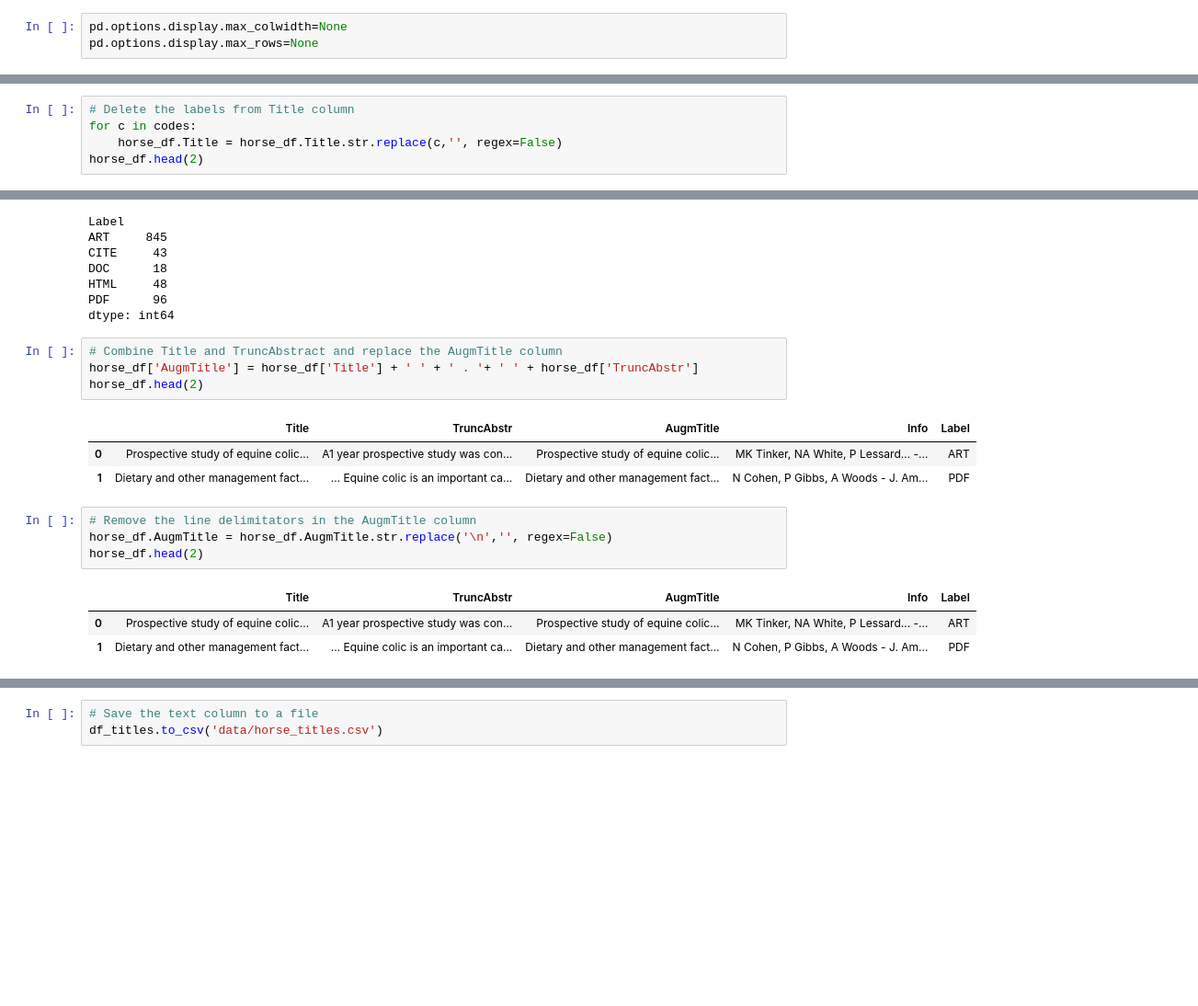
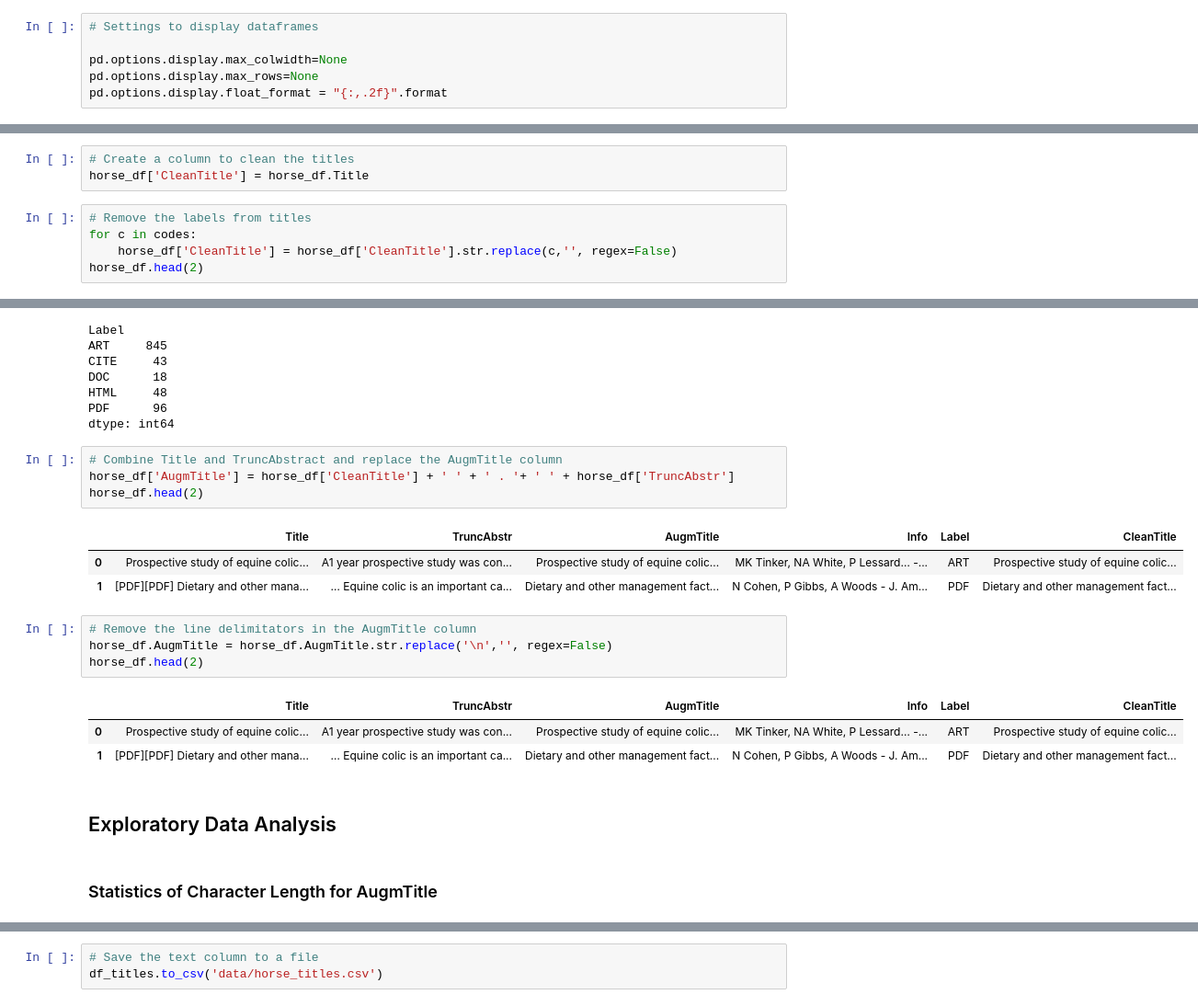
Before and after one commit to SolanaO/Healthcare_SparkNLP_Study, a Jupyter notebook: dataPreprocessing.ipynb, the cells around one changed output, grey strips where cells are left out. Shown: that part at 92% size. Cells and saved outputs as stored; diff of their text form; blank space fills up the shorter version.

Commit message:
Add data preprocessing steps.

```diff
--- a/dataPreprocessing.ipynb
+++ b/dataPreprocessing.ipynb
@@ -8,3 +22,6 @@ import pandas as pd
 # %%
+# Settings to display dataframes
+
 pd.options.display.max_colwidth=None
 pd.options.display.max_rows=None
+pd.options.display.float_format = "{:,.2f}".format
@@ -83,9 +114,12 @@ horse_df.head(2)
 |  | Title | TruncAbstr | AugmTitle | Info | Label |
 | 0 | Prospective study of equine colic... | A1 year prospective study was con... | ('Prospective study of equine col... | MK Tinker, NA White, P Lessard… -... | ART |
 | 1 | [PDF][PDF] Dietary and other mana... | … Equine colic is an important ca... | ('[PDF][PDF] Dietary and other ma... | N Cohen, P Gibbs, A Woods - J. Am... | PDF |
+# %%
+# Create a column to clean the titles
+horse_df['CleanTitle'] = horse_df.Title
 # %%
-# Delete the labels from Title column
+# Remove the labels from titles
 for c in codes:
-    horse_df.Title = horse_df.Title.str.replace(c,'', regex=False)
+    horse_df['CleanTitle'] = horse_df['CleanTitle'].str.replace(c,'', regex=False)
 horse_df.head(2)
 # %% [output]
@@ -105,17 +139,21 @@ PDF      96
 dtype: int64
 # %%
 # Combine Title and TruncAbstract and replace the AugmTitle column
-horse_df['AugmTitle'] = horse_df['Title'] + ' ' + ' . '+ ' ' + horse_df['TruncAbstr']
+horse_df['AugmTitle'] = horse_df['CleanTitle'] + ' ' + ' . '+ ' ' + horse_df['TruncAbstr']
 horse_df.head(2)
 # %% [output]
-|  | Title | TruncAbstr | AugmTitle | Info | Label |
-| 0 | Prospective study of equine colic... | A1 year prospective study was con... | Prospective study of equine colic... | MK Tinker, NA White, P Lessard… -... | ART |
-| 1 | Dietary and other management fact... | … Equine colic is an important ca... | Dietary and other management fact... | N Cohen, P Gibbs, A Woods - J. Am... | PDF |
+|  | Title | TruncAbstr | AugmTitle | Info | Label | CleanTitle |
+| 0 | Prospective study of equine colic... | A1 year prospective study was con... | Prospective study of equine colic... | MK Tinker, NA White, P Lessard… -... | ART | Prospective study of equine colic... |
+| 1 | [PDF][PDF] Dietary and other mana... | … Equine colic is an important ca... | Dietary and other management fact... | N Cohen, P Gibbs, A Woods - J. Am... | PDF | Dietary and other management fact... |
 # %%
 # Remove the line delimitators in the AugmTitle column
 horse_df.AugmTitle = horse_df.AugmTitle.str.replace('\n','', regex=False)
 horse_df.head(2)
 # %% [output]
-|  | Title | TruncAbstr | AugmTitle | Info | Label |
-| 0 | Prospective study of equine colic... | A1 year prospective study was con... | Prospective study of equine colic... | MK Tinker, NA White, P Lessard… -... | ART |
-| 1 | Dietary and other management fact... | … Equine colic is an important ca... | Dietary and other management fact... | N Cohen, P Gibbs, A Woods - J. Am... | PDF |
+|  | Title | TruncAbstr | AugmTitle | Info | Label | CleanTitle |
+| 0 | Prospective study of equine colic... | A1 year prospective study was con... | Prospective study of equine colic... | MK Tinker, NA White, P Lessard… -... | ART | Prospective study of equine colic... |
+| 1 | [PDF][PDF] Dietary and other mana... | … Equine colic is an important ca... | Dietary and other management fact... | N Cohen, P Gibbs, A Woods - J. Am... | PDF | Dietary and other management fact... |
+# %% [markdown]
+## Exploratory Data Analysis
+# %% [markdown]
+### Statistics of Character Length for AugmTitle
```
Also changed, not shown: parts of 35 cells of this notebook.
